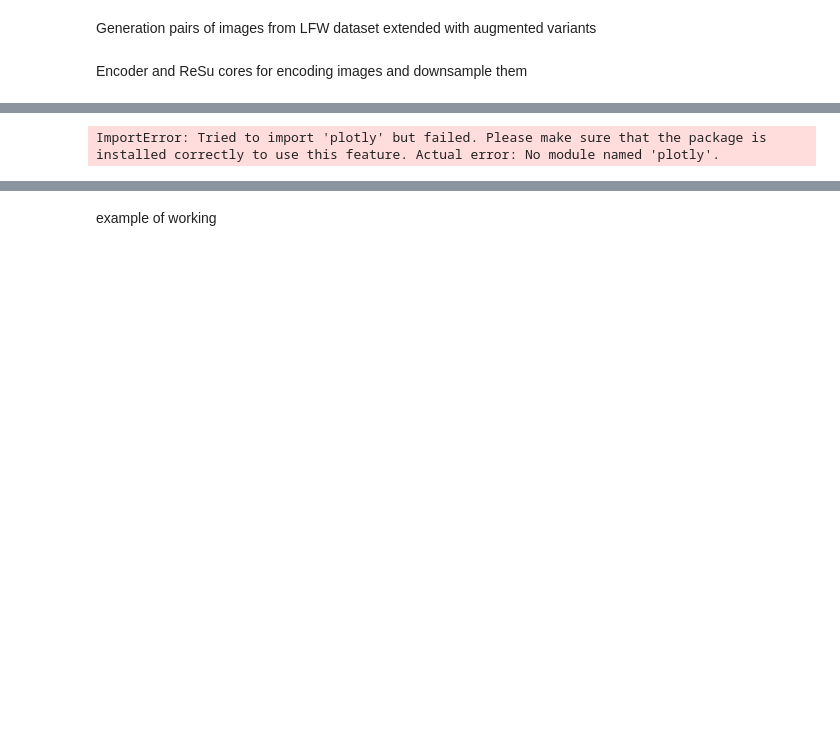
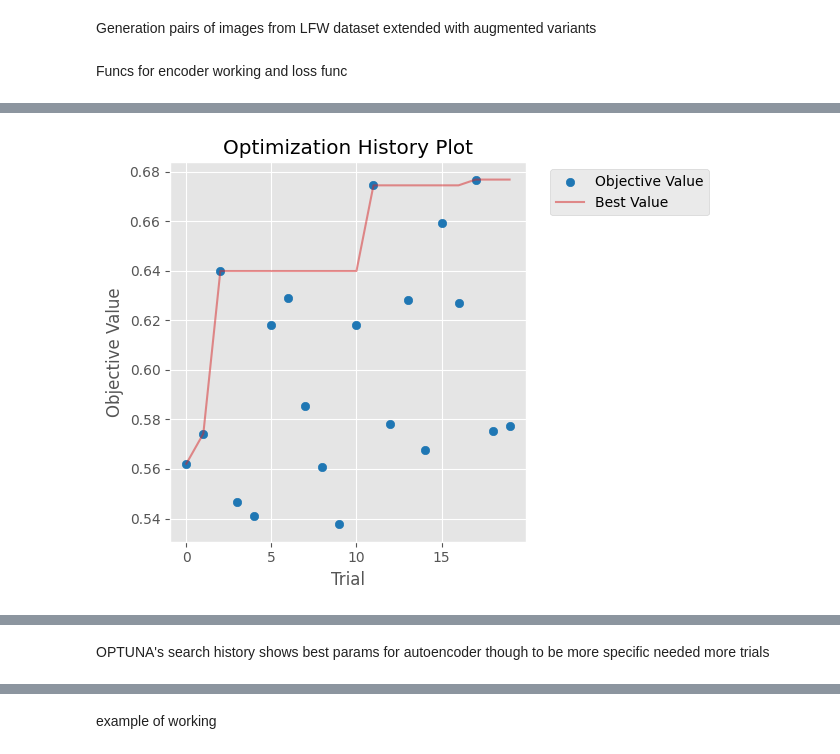
Before and after one commit to TheRevanStar/realisation-of-siamese-autoencoder, a Jupyter notebook: encoder_notebook.ipynb, the cells around one changed output, grey strips where cells are left out. Saved outputs shown, nothing was run; the diff lists cells and outputs as text; code cells hidden in the pictures; blank space fills up the shorter version.

```diff
--- a/encoder_notebook.ipynb
+++ b/encoder_notebook.ipynb
@@ -109,45 +112,60 @@ def encoder(input_shape, latent_dim,dropout_rate, l1, l2):
         name='latent'
     )(x)
     return keras.Model(inputs, latent, name='encoder')
-# %% [markdown]
-Encoder and ReSu cores for encoding images and downsample them
+# %% [markdown]
+Funcs for encoder working and loss func
 # %%
-def objective(trial: Trial):
+def objective(trial: Trial):#OPTUNA objective hyperparams search func
 
     dropout_rate = trial.suggest_float('dropout_rate', 0.0, 0.7)
-    latent_dim = trial.suggest_int('latent_dim', 32, 256)
+    latent_dim = trial.suggest_int('latent_dim', 32, 256, step=16)
     lr = trial.suggest_float('lr', 1e-5, 1e-3, log=True)
     l1 = trial.suggest_float('l1', 1e-6, 1e-3, log=True)
     l2 = trial.suggest_float('l2', 1e-6, 1e-3, log=True)
+    optimizer_name = trial.suggest_categorical('optimizer', ['Adam', 'SGD'])
+    batch_size = trial.suggest_int('batch_size', 16, 96)
+
     encode = encoder(input_shape, latent_dim, dropout_rate, l1, l2)
-    input_a=keras.Input(shape=input_shape)
-    input_b=keras.Input(shape=input_shape)
+    input_a = keras.Input(shape=input_shape)
+    input_b = keras.Input(shape=input_shape)
 
     embedding_a = layers.Lambda(lambda x: tf.math.l2_normalize(x, axis=1))(encode(input_a))
     embedding_b = layers.Lambda(lambda x: tf.math.l2_normalize(x, axis=1))(encode(input_b))
+
     distance = layers.Lambda(lambda emb: tf.norm(emb[0] - emb[1], axis=1, keepdims=True))(
-    [embedding_a, embedding_b]
+        [embedding_a, embedding_b]
     )
     siamese_model = keras.Model(inputs=[input_a, input_b], outputs=distance)
-    siamese_model.compile(optimizer=Adam(learning_rate=lr), loss=contrastive_loss, metrics=[])
+
+
+    if optimizer_name == 'Adam':
+        optimizer = Adam(learning_rate=lr)
+    else:
+        optimizer = SGD(learning_rate=lr)
+
+    siamese_model.compile(optimizer=optimizer, loss=contrastive_loss, metrics=[])
 
     siamese_model.fit(
         [pairs_train[:, 0], pairs_train[:, 1]], labels_train,
-        batch_size=16,
+        batch_size=batch_size,
         epochs=30,
         validation_data=([pairs_val[:, 0], pairs_val[:, 1]], labels_val),
-        callbacks=[early_stopping],
+        callbacks=[early_stopping, tensorboard_callback],
         verbose=0
     )
+
     distances_val = siamese_model.predict([pairs_val[:, 0], pairs_val[:, 1]], verbose=0)
     auc = roc_auc_score(labels_val, -distances_val)
+
     return auc
 
 input_shape = (62, 47, 3)
 
 study = optuna.create_study(direction='maximize')
-study.optimize(objective, n_trials=8,show_progress_bar=True)
-optuna.visualization.plot_optimization_history(study).show()
+study.optimize(objective, n_trials=20,show_progress_bar=True)
+optuna.visualization.matplotlib.plot_optimization_history(study)
+plt.tight_layout()
+plt.show()
 best_params = study.best_params
 print(f"Best params: {best_params}")
 # %% [output]
@@ -155,0 +190 @@ WARNING:tensorflow:From e:\projects\encoder\.venv\lib\site-packages\keras\src\ba
+[figure, added]
@@ -159,4 +192,5 @@ WARNING:tensorflow:From e:\projects\encoder\.venv\lib\site-packages\keras\src\ba
-ImportError: Tried to import 'plotly' but failed. Please make sure that the package is installed correctly to use this feature. Actual error: No module named 'plotly'.
+# %% [markdown]
+OPTUNA's search history shows best params for autoencoder though to be more specific needed more trials
 # %%
 encode = encoder(
     input_shape,
```
Also changed, not shown: parts of 12 cells of this notebook, 1 other file.
